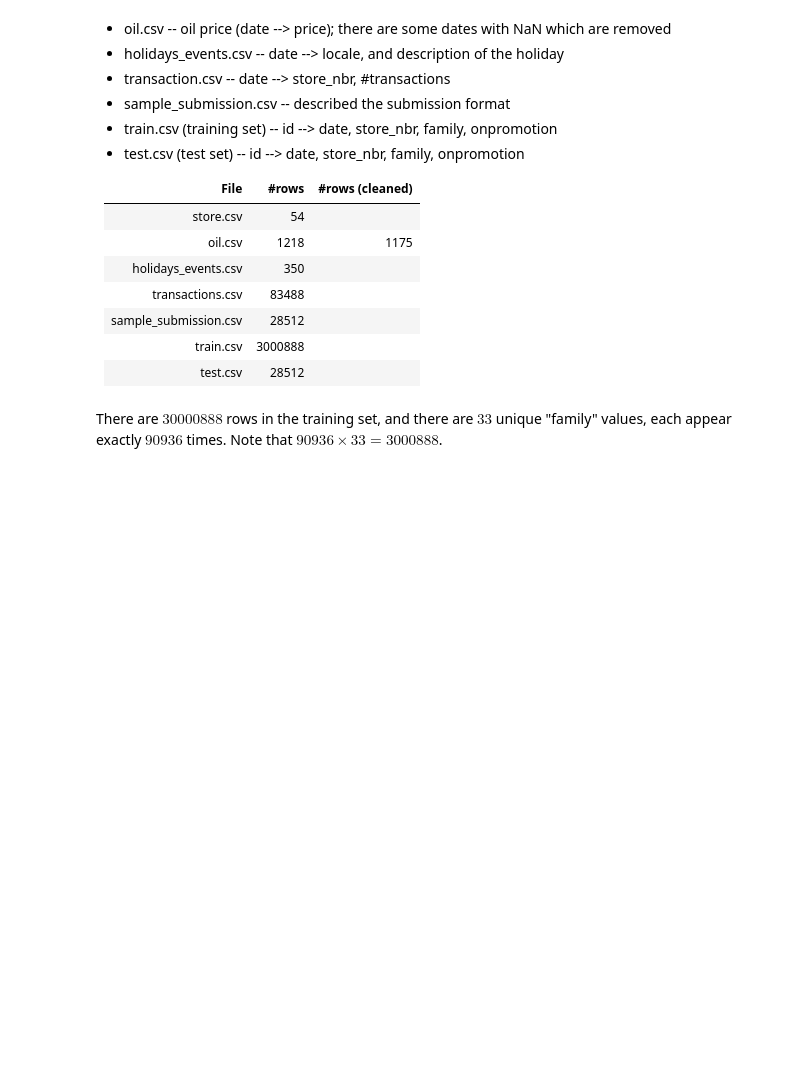
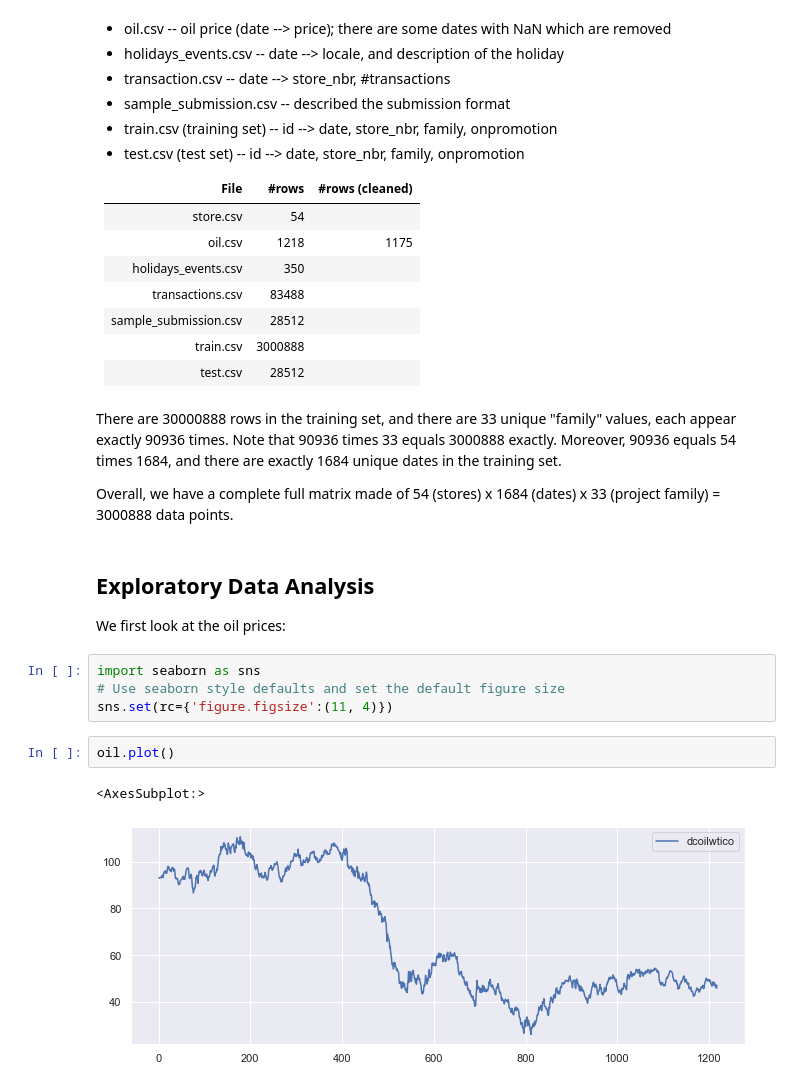
Before and after one commit to suhasAB/store-sales-forecasting, a Jupyter notebook: StoreSales.ipynb, the cells around one changed output. Drawn from its saved outputs; the diff is of its cells as text; blank space fills up the shorter version.

```diff
--- a/StoreSales.ipynb
+++ b/StoreSales.ipynb
@@ -300,4 +308,20 @@ There are 7 csv files in the dataset:
 | train.csv  | 3000888        |
 | test.csv  | 28512        |
 # %% [markdown]
-There are $30000888$ rows in the training set, and there are $33$ unique "family" values, each appear exactly $90936$ times. Note that $90936 \times 33 = 3000888$.
+There are 30000888 rows in the training set, and there are 33 unique "family" values, each appear exactly 90936 times. Note that 90936 times 33 equals 3000888 exactly. Moreover, 90936 equals 54 times 1684, and there are exactly 1684
+unique dates in the training set.
+
+Overall, we have a complete full matrix made of 54 (stores) x 1684 (dates) x 33 (project family) = 3000888 data points.
+# %% [markdown]
+## Exploratory Data Analysis
+
+We first look at the oil prices:
+# %%
+import seaborn as sns
+# Use seaborn style defaults and set the default figure size
+sns.set(rc={'figure.figsize':(11, 4)})
+# %%
+oil.plot()
+# %% [output]
+<AxesSubplot:>
+[figure, added]
```
Also changed, not shown: parts of 11 cells of this notebook, 1 other file.
